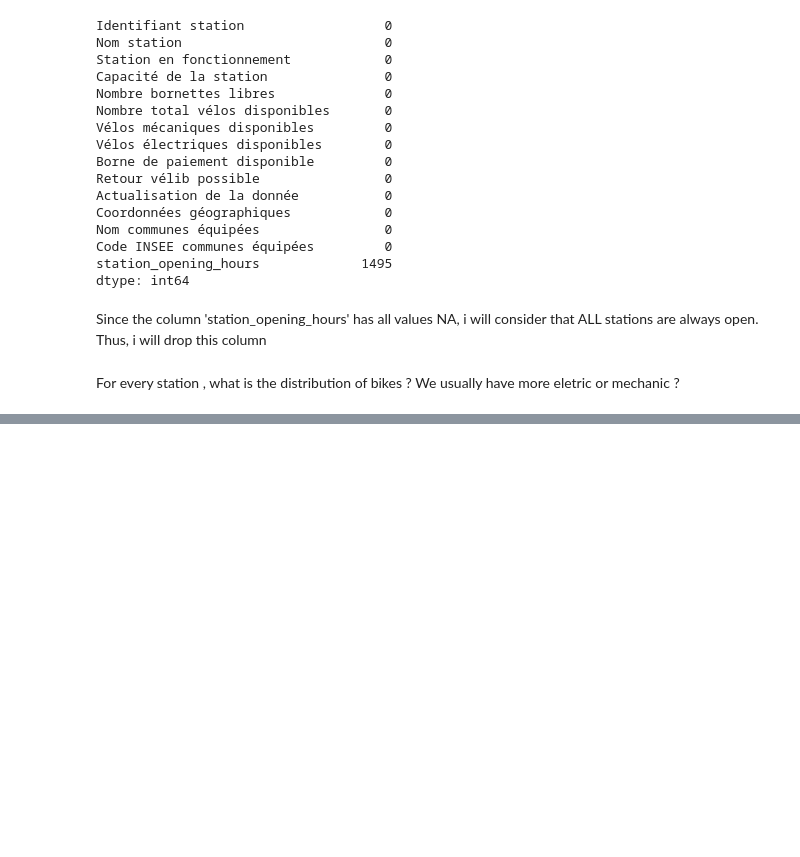
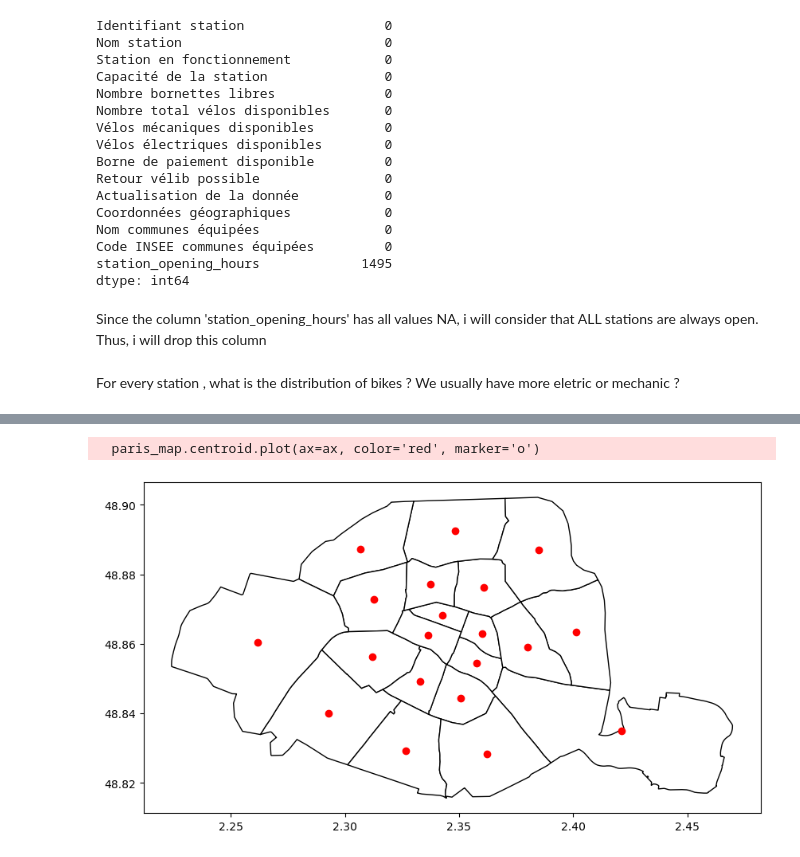
Before and after one commit to victorhrls/Velib, a Jupyter notebook: VelibAnalysis.ipynb, the cells around one changed output, grey strips where cells are left out. Drawn from its saved outputs; the diff is of its cells as text; code cells hidden in the pictures; blank space fills up the shorter version.

```diff
--- a/VelibAnalysis.ipynb
+++ b/VelibAnalysis.ipynb
@@ -92,0 +104,10 @@ For every station , what is the distribution of bikes ? We usually have more ele
+# %%
+# all the arrondissements
+
+fig, ax = plt.subplots(figsize=(10, 10))
+paris_map.plot(ax=ax, color='white', edgecolor='black')
+paris_map.centroid.plot(ax=ax, color='red', marker='o')
+plt.show()
+# %% [output]
+  paris_map.centroid.plot(ax=ax, color='red', marker='o')
+[figure, added]
```
Also changed, not shown: parts of 3 cells of this notebook.
